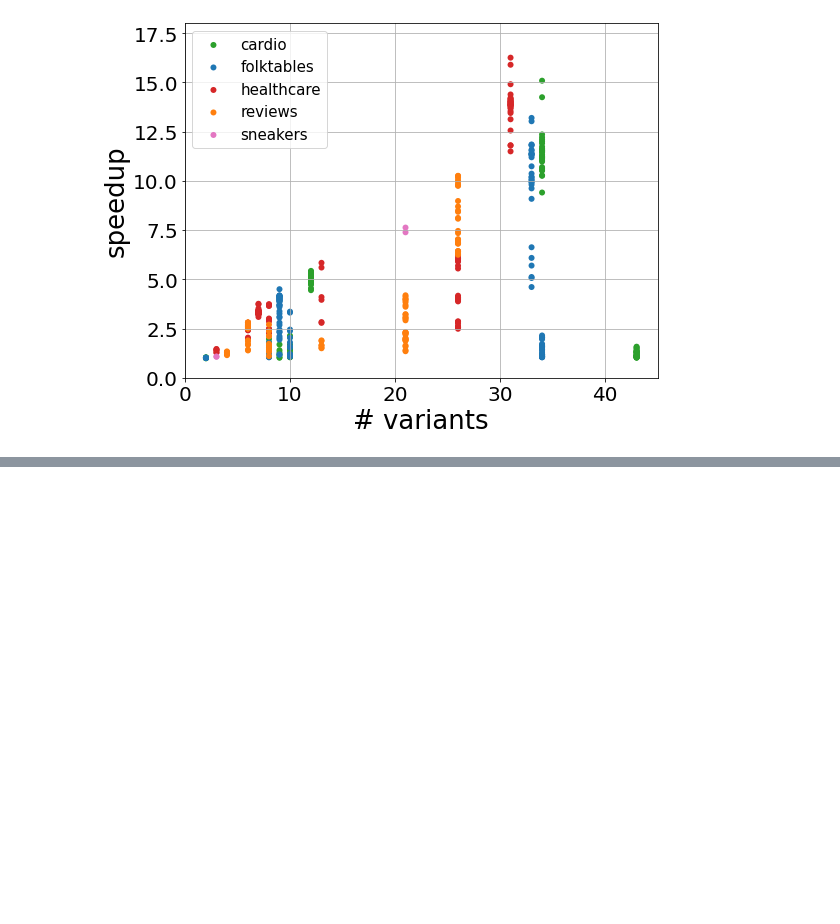
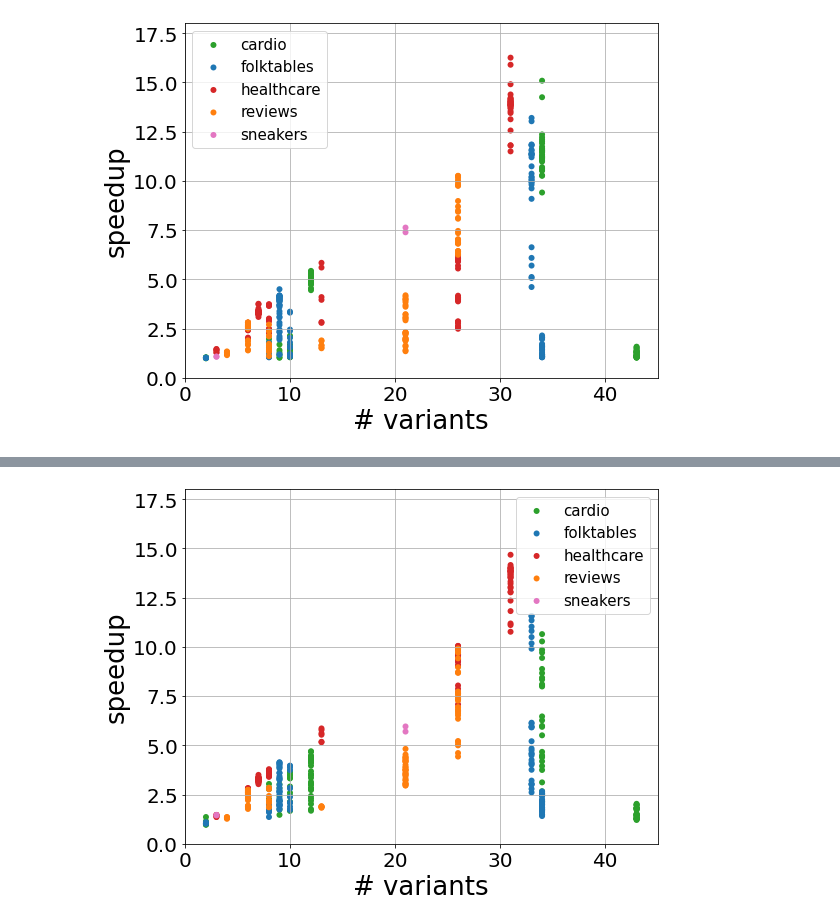
Before and after one commit to stefan-grafberger/mlwhatif, a Jupyter notebook: experiments/end_to_end/plot-benchmark-results--end-to-end.ipynb, the cells around one changed output, grey strips where cells are left out. Cells and saved outputs as stored; diff of their text form; code cells hidden in the pictures; blank space fills up the shorter version.

```diff
--- a/experiments/end_to_end/plot-benchmark-results--end-to-end.ipynb
+++ b/experiments/end_to_end/plot-benchmark-results--end-to-end.ipynb
@@ -199,0 +222,4 @@ speedup_scatter_plot(pretty_featurization_desc, 'speedups_per_dataset', 'variant
+# %%
+speedup_scatter_plot(pretty_featurization_desc, 'speedups_per_dataset_excluding_model_training', 'variant_count_including_orig', 'median_speedup_excluding_model_training', 'dataset')
+# %% [output]
+[figure, added]
```
Also changed, not shown: parts of 3 cells of this notebook, 4 other files.
